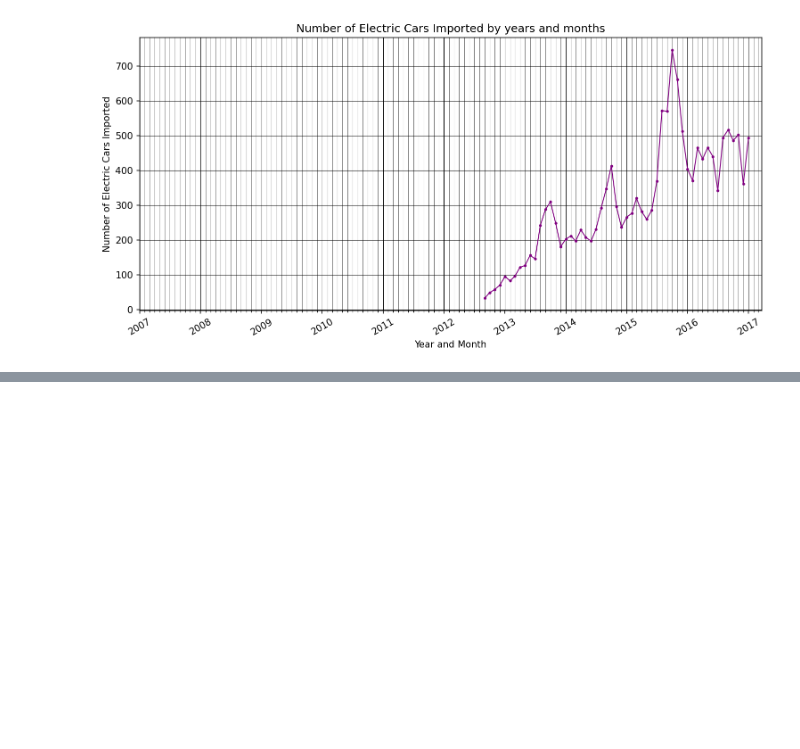
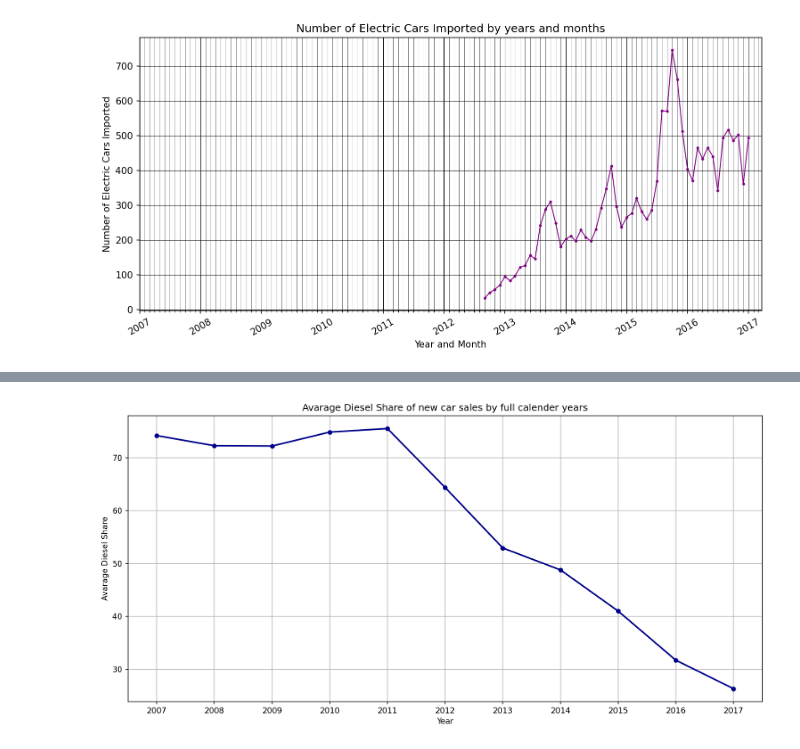
Before and after one commit to StefanLundberg77/ai_engineering_stefan_lundberg, a Jupyter notebook: exercises/exercise_0/0_car_sales_in_norway.ipynb, the cells around one changed output, grey strips where cells are left out. Drawn from its saved outputs; the diff is of its cells as text; code cells hidden in the pictures; blank space fills up the shorter version.

Commit message:
diesel chart and exercise 1 added

```diff
--- a/exercises/exercise_0/car_sales_eda.ipynb
+++ b/exercises/exercise_0/0_car_sales_in_norway.ipynb
@@ -323,0 +361,14 @@ fig.savefig("number_imported_electric_cars_by_year_month.png")
+# %%
+df_diesel_share = db.query("""
+        SELECT
+        Year,
+        AVG(Diesel_Share) as Avg_diesel_share
+        FROM
+        df
+        GROUP BY
+        Year
+        ORDER BY
+        Year ASC
+""").df()
+
+df_diesel_share
@@ -323,0 +388,20 @@ fig.savefig("number_imported_electric_cars_by_year_month.png")
+# %%
+import matplotlib.pyplot as plt
+
+fig, ax = plt.subplots(figsize=(12, 6), dpi=150)
+
+plt.grid(True)
+plt.xticks(df_diesel_share["Year"])
+ax.plot(df_diesel_share["Year"], df_diesel_share["Avg_diesel_share"],
+        marker="o",
+        linestyle="-",
+        color="darkblue",
+        linewidth=2,
+        markersize=5)
+ax.set(xlabel="Year",
+       ylabel="Avarage Diesel Share",
+       title="Avarage Diesel Share of new car sales by full calender years")
+plt.tight_layout()
+fig.savefig("diesel_share_year.png")
+# %% [output]
+[figure, added]
```
Also changed, not shown: parts of 7 cells of this notebook, 6 other files.
